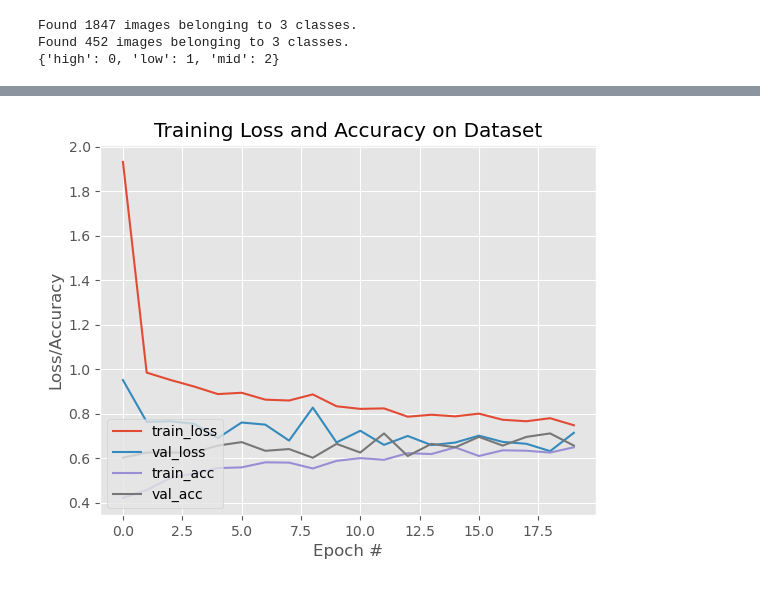
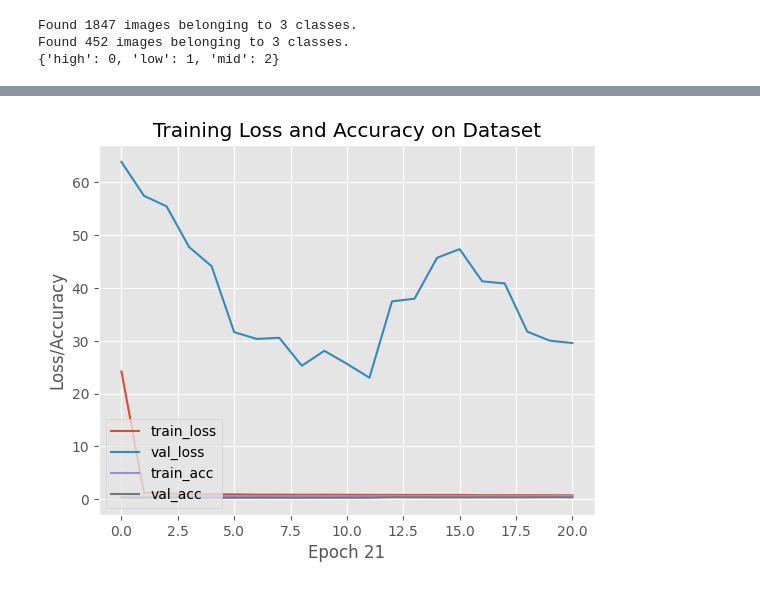
Before and after one commit to InachJP/PDI_ClasificacionNivelFouling_2022-2, a Jupyter notebook: entrenamiento_cnn.ipynb, the cells around one changed output, grey strips where cells are left out. Saved outputs shown, nothing was run; the diff lists cells and outputs as text; code cells hidden in the pictures.

Commit message:
Se agrega un dropout al iniciar y otros cambios

```diff
--- a/entrenamiento_cnn.ipynb
+++ b/entrenamiento_cnn.ipynb
@@ -22,28 +31,31 @@ import matplotlib.image as mpimg
 #Limpiamos todo en caso de un nuevo entrenamiento
 K.clear_session()
 # Damos las direcciones de las carpetas que contienen los datasets
-data_entrenamiento = './dataset_reducida/train'
-data_validacion = './dataset_reducida/validation'
+data_entrenamiento = '../dataset_reducida/train'
+data_validacion = '../dataset_reducida/validation'
 # %%
 #Hyper parametros
-epocas = 20 #cantidad de iteraciones
+epocas = 21 #cantidad de iteraciones
 longitud, altura = 200, 200 #longitud y altura de la convolucion
 batch_size = 32 #numero de imagenes que procesa la pc en cada uno de los pasos
 #pasos_entramiento = cada epoca se va a dividir en XX pasos
 #pasos_validacion = cada epoca se va a validar YY, sirve para verificar que se esta aprendiendo
-filtrosConv1 = 32 #numero de filtros que aplicaremos tras la primera convolucion
-filtrosConv2 = 64 #tras segunda segunda convolucion
+filtrosConv1 = 128 #numero de filtros que aplicaremos tras la primera convolucion
+filtrosConv2 = 256 #tras segunda segunda convolucion
 tam_filtro1 = (3,3)
 tam_filtro2 = (2,2)
 tam_pool = (2,2) #para mejorar avance de la convolucion
 clases = 3
 lr = 0.0005
+
+#Cambios en numero de filtros, con un aumento considerable
 # %%
 entrenamiento_datagen = ImageDataGenerator(
     rescale = 1. / 255, #reescalamos los pixeles de la imagen entre 0 y 1,
-    shear_range = 0.3, #inclinar imagenes, porque las imagenes no siempre vienen derechas,
-    zoom_range = 0.3, #porciones de imagenes,
+    shear_range = 0.27, #inclinar imagenes, porque las imagenes no siempre vienen derechas,
+    zoom_range = 0.36, #porciones de imagenes,
     horizontal_flip = True)
+# CAMBIO en shear_range y zoom_range a 0,27 y 0,36 desde 0,3
 
 validacion_datagen = ImageDataGenerator(rescale = 1. / 255)
 
@@ -74,12 +86,15 @@ pasos_validacion = imagen_validacion.n//imagen_validacion.batch_size
 cnn = Sequential() #varias capas aplicadas entre ellas
 cnn.add(Conv2D(filtrosConv1, tam_filtro1, padding = 'same', input_shape=(longitud,altura,3), activation='relu'))
 cnn.add(MaxPooling2D(pool_size = tam_pool))
+cnn.add(Dropout(0.79123456)) #se apagan 80% de as neuronas cada paso, evitando sobreajuste
 
 cnn.add(Conv2D(filtrosConv2, tam_filtro2, padding = 'same'))
 cnn.add(MaxPooling2D(pool_size = tam_pool))
 
 cnn.add(Flatten()) #imagen profunda la vamos a hacer plana, es decir, solo una dimension
-cnn.add(Dense(256, activation = 'relu')) #añadimos una capa que va a conectar la anterior y las sgts 256 conexiones
-cnn.add(Dropout(0.5)) #apagamos 50% de as neuronas cada paso, evitando sobreajuste
+cnn.add(Dense(2048, activation = 'relu')) #añadimos una capa que va a conectar la anterior y las sgts 256 conexiones
+cnn.add(Dropout(0.5123456)) #apagamos 50% de as neuronas cada paso, evitando sobreajuste
 cnn.add(Dense(clases,activation = 'softmax')) #indica que prob tiene cada clase
+
+# se agrega un dropout al inicio del modelo con 80% de perdida, por otro lado la densida de la capa se cambia a 2048
 # %% [output]
@@ -117,15 +142,16 @@ Epoch 20/20
 # %%
 N = epocas
+
 plt.style.use("ggplot")
 plt.figure()
 plt.plot(np.arange(0,N),H.history["loss"],label="train_loss")
 plt.plot(np.arange(0,N),H.history["val_loss"],label="val_loss")
 plt.plot(np.arange(0,N),H.history["accuracy"],label="train_acc")
 plt.plot(np.arange(0,N),H.history["val_accuracy"],label="val_acc")
 plt.title("Training Loss and Accuracy on Dataset")
-plt.xlabel("Epoch #")
+plt.xlabel("Epoch "+str(N))
 plt.ylabel("Loss/Accuracy")
 plt.legend(loc="lower left")
-plt.savefig("plot.png")
+plt.savefig("plot11v7.png")
 # %% [output]
-[figure, old version]
+[figure, new version]
```
Also changed, not shown: parts of 3 cells of this notebook, 8 other files.
